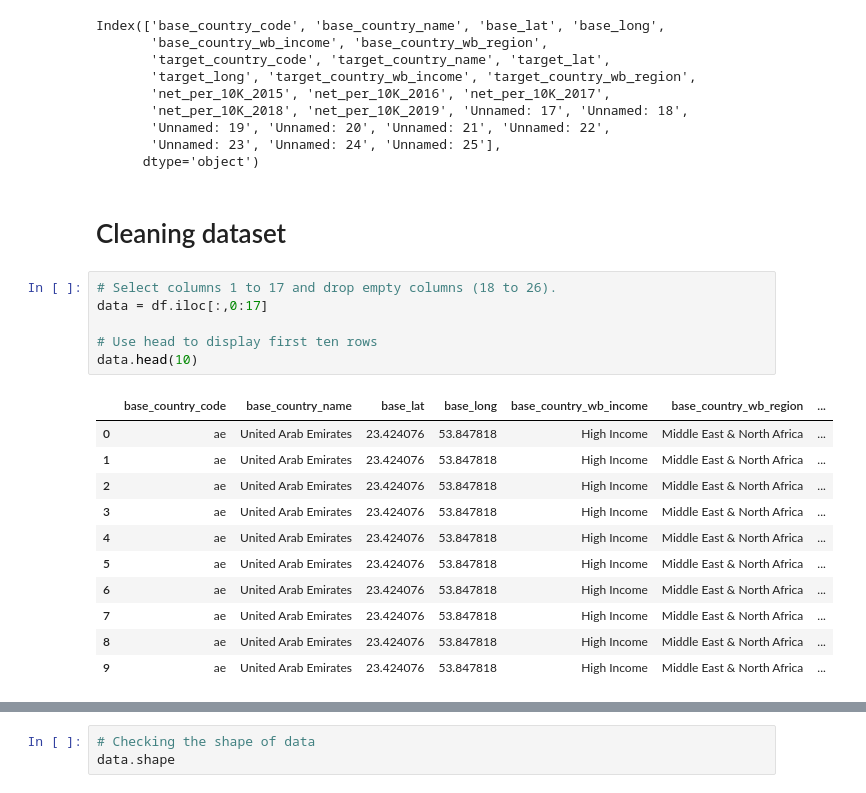
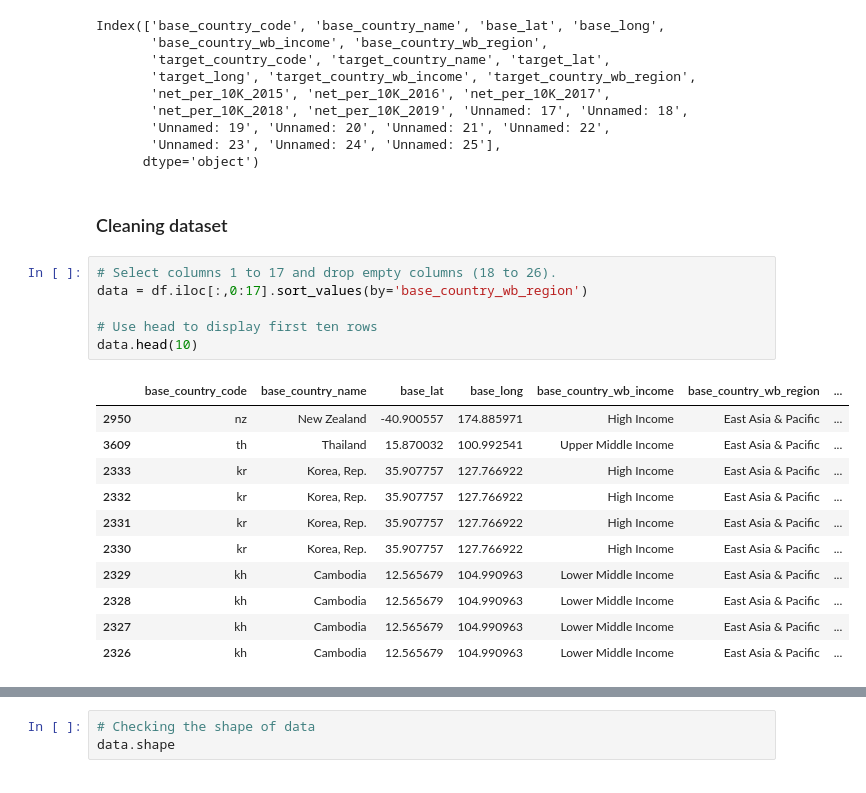
Before and after one commit to pdesai27/DAB-103, a Jupyter notebook: CountryMigration.ipynb, the cells around one changed output, grey strips where cells are left out. Cells and saved outputs as stored; diff of their text form.

```diff
--- a/CountryMigration.ipynb
+++ b/CountryMigration.ipynb
@@ -94,22 +112,22 @@ Index(['base_country_code', 'base_country_name', 'base_lat', 'base_long',
        'Unnamed: 23', 'Unnamed: 24', 'Unnamed: 25'],
       dtype='object')
 # %% [markdown]
-# Cleaning dataset
+### Cleaning dataset
 # %%
 # Select columns 1 to 17 and drop empty columns (18 to 26).
-data = df.iloc[:,0:17]
+data = df.iloc[:,0:17].sort_values(by='base_country_wb_region')
 
 # Use head to display first ten rows
 data.head(10)
 # %% [output]
 |  | base_country_code | base_country_name | base_lat | base_long | base_country_wb_income | base_country_wb_region | ... |
-| 0 | ae | United Arab Emirates | 23.424076 | 53.847818 | High Income | Middle East & North Africa | ... |
-| 1 | ae | United Arab Emirates | 23.424076 | 53.847818 | High Income | Middle East & North Africa | ... |
-| 2 | ae | United Arab Emirates | 23.424076 | 53.847818 | High Income | Middle East & North Africa | ... |
-| 3 | ae | United Arab Emirates | 23.424076 | 53.847818 | High Income | Middle East & North Africa | ... |
-| 4 | ae | United Arab Emirates | 23.424076 | 53.847818 | High Income | Middle East & North Africa | ... |
-| 5 | ae | United Arab Emirates | 23.424076 | 53.847818 | High Income | Middle East & North Africa | ... |
-| 6 | ae | United Arab Emirates | 23.424076 | 53.847818 | High Income | Middle East & North Africa | ... |
-| 7 | ae | United Arab Emirates | 23.424076 | 53.847818 | High Income | Middle East & North Africa | ... |
-| 8 | ae | United Arab Emirates | 23.424076 | 53.847818 | High Income | Middle East & North Africa | ... |
-| 9 | ae | United Arab Emirates | 23.424076 | 53.847818 | High Income | Middle East & North Africa | ... |
+| 2950 | nz | New Zealand | -40.900557 | 174.885971 | High Income | East Asia & Pacific | ... |
+| 3609 | th | Thailand | 15.870032 | 100.992541 | Upper Middle Income | East Asia & Pacific | ... |
+| 2333 | kr | Korea, Rep. | 35.907757 | 127.766922 | High Income | East Asia & Pacific | ... |
+| 2332 | kr | Korea, Rep. | 35.907757 | 127.766922 | High Income | East Asia & Pacific | ... |
+| 2331 | kr | Korea, Rep. | 35.907757 | 127.766922 | High Income | East Asia & Pacific | ... |
+| 2330 | kr | Korea, Rep. | 35.907757 | 127.766922 | High Income | East Asia & Pacific | ... |
+| 2329 | kh | Cambodia | 12.565679 | 104.990963 | Lower Middle Income | East Asia & Pacific | ... |
+| 2328 | kh | Cambodia | 12.565679 | 104.990963 | Lower Middle Income | East Asia & Pacific | ... |
+| 2327 | kh | Cambodia | 12.565679 | 104.990963 | Lower Middle Income | East Asia & Pacific | ... |
+| 2326 | kh | Cambodia | 12.565679 | 104.990963 | Lower Middle Income | East Asia & Pacific | ... |
```
Also changed, not shown: parts of 13 cells of this notebook.
